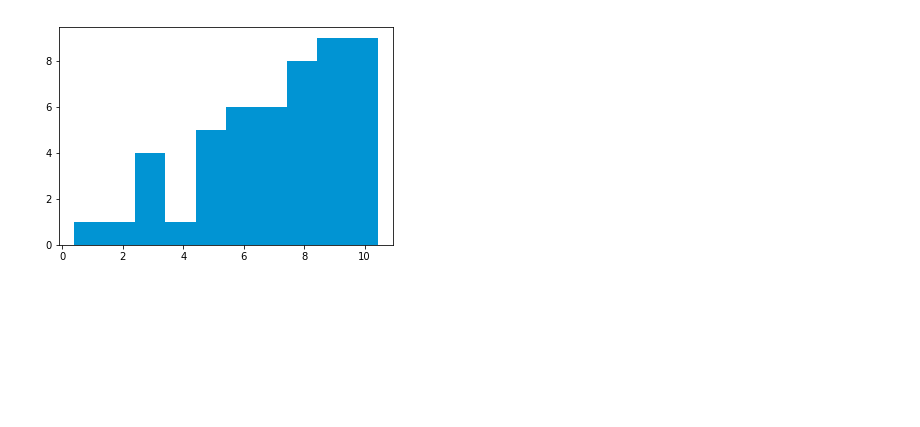
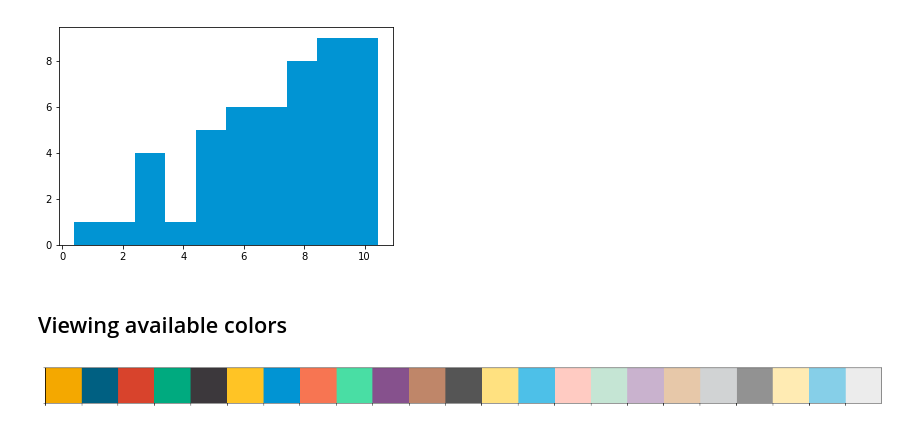
Before and after one commit to civisanalytics/civis-mpl-style, a Jupyter notebook: examples.ipynb, the cells around one changed output. Cells and saved outputs as stored; diff of their text form; code cells hidden in the pictures; blank space fills up the shorter version.

Commit message:
added code to show the color palette in the example notebook

```diff
--- a/examples.ipynb
+++ b/examples.ipynb
@@ -40,3 +40,12 @@ with civis_mpl_style.seaborn_palette:
     plt.show()
 # %% [output]
 [figure]
+# %% [markdown]
+## Viewing available colors
+# %%
+%matplotlib inline
+import seaborn as sns
+import civis_mpl_style
+sns.palplot(civis_mpl_style.seaborn_palette)
+# %% [output]
+[figure, added]
```
Also changed, not shown: parts of 1 cell of this notebook.
